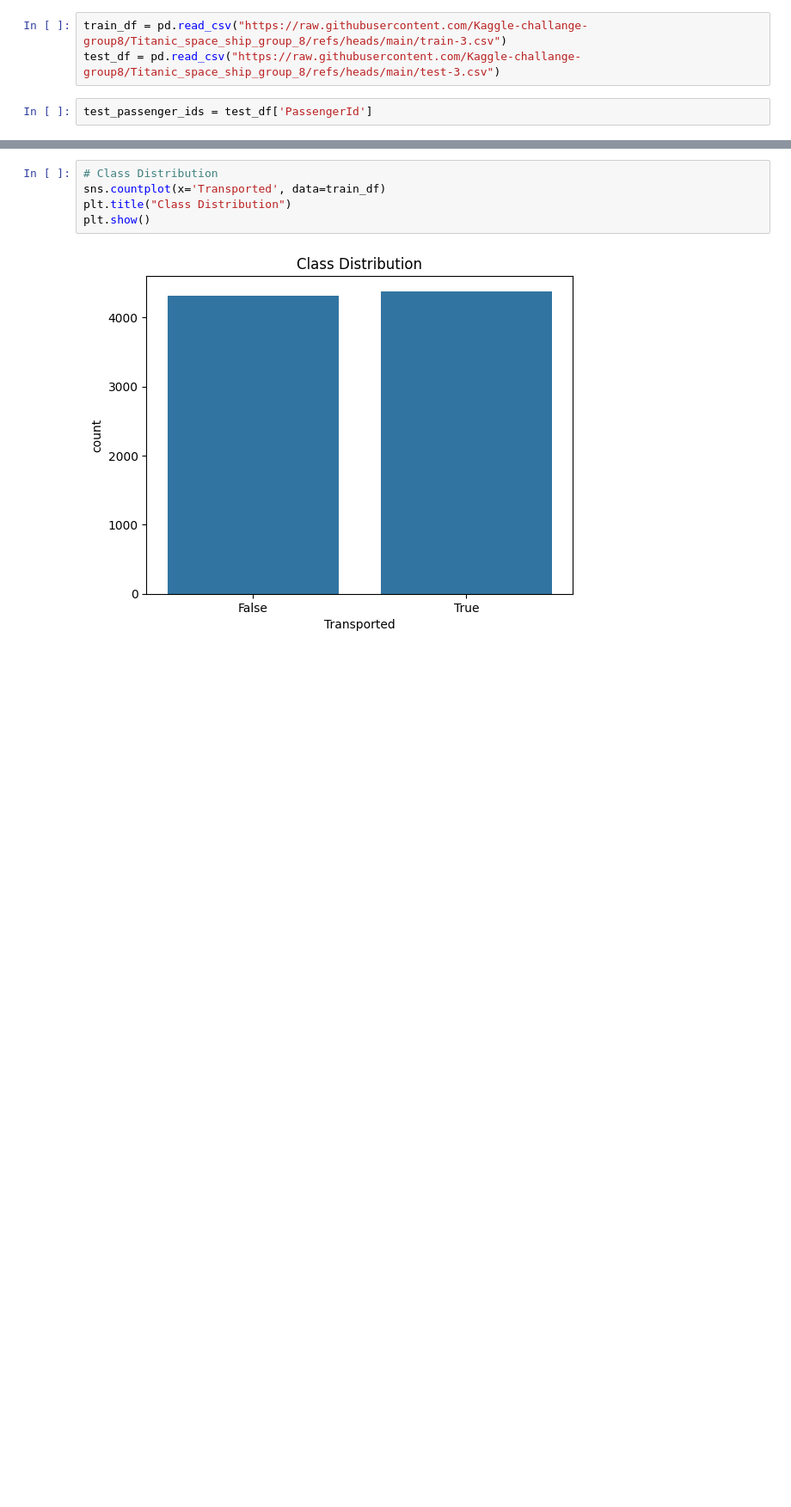
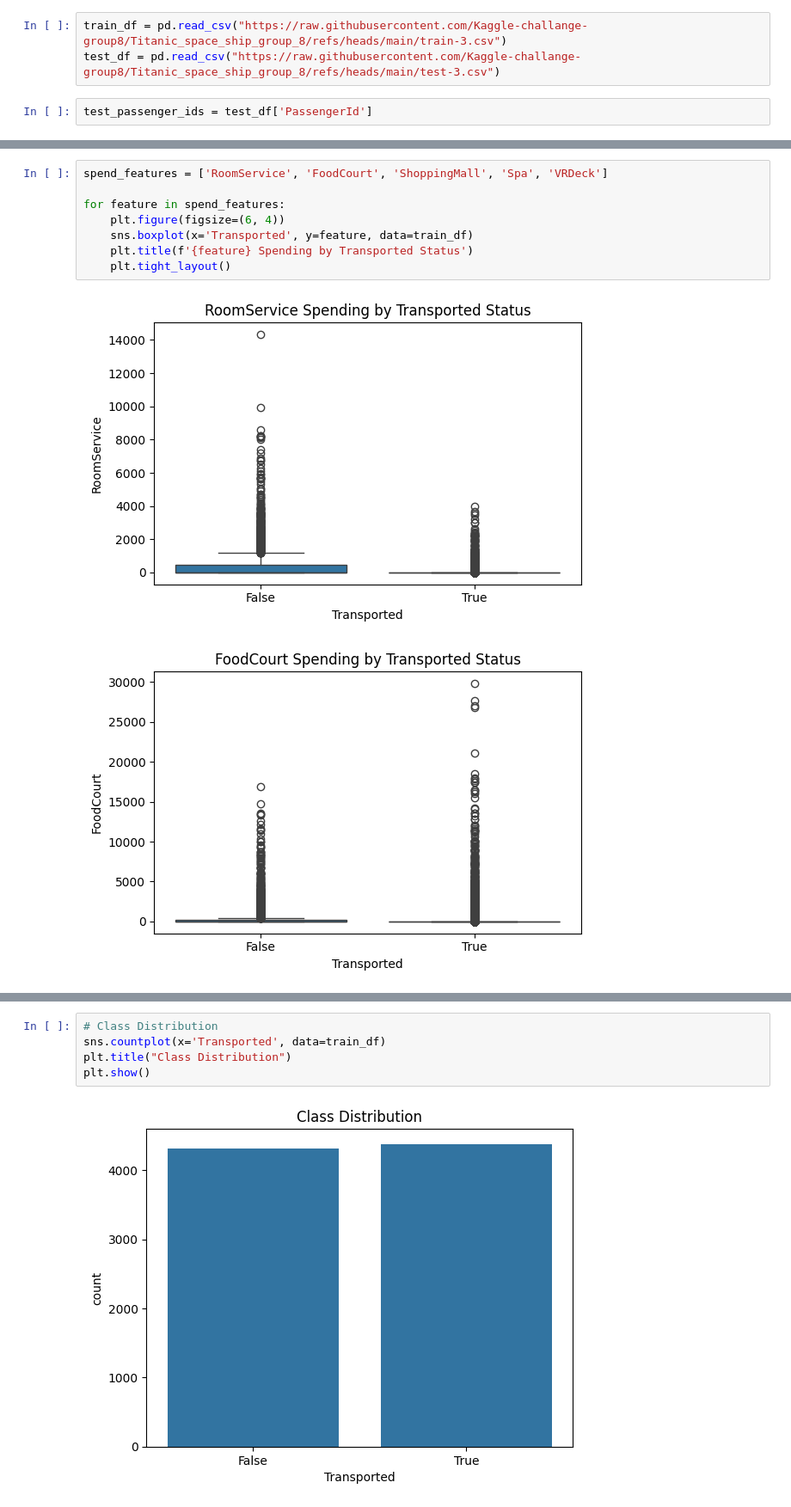
Before and after one commit to Kaggle-challange-group8/Titanic_space_ship_group_8, a Jupyter notebook: Kaggle_challange_group8.ipynb, the cells around one changed output, grey strips where cells are left out. Shown at 86% size. Drawn from its saved outputs; the diff is of its cells as text; blank space fills up the shorter version.

```diff
--- a/Kaggle_challange_group8.ipynb
+++ b/Kaggle_challange_group8.ipynb
@@ -154,0 +155,11 @@ test_passenger_ids = test_df['PassengerId']
+# %%
+spend_features = ['RoomService', 'FoodCourt', 'ShoppingMall', 'Spa', 'VRDeck']
+
+for feature in spend_features:
+    plt.figure(figsize=(6, 4))
+    sns.boxplot(x='Transported', y=feature, data=train_df)
+    plt.title(f'{feature} Spending by Transported Status')
+    plt.tight_layout()
+# %% [output]
+[figure, added]
+[figure, added]
```
Also changed, not shown: parts of 38 cells of this notebook.
